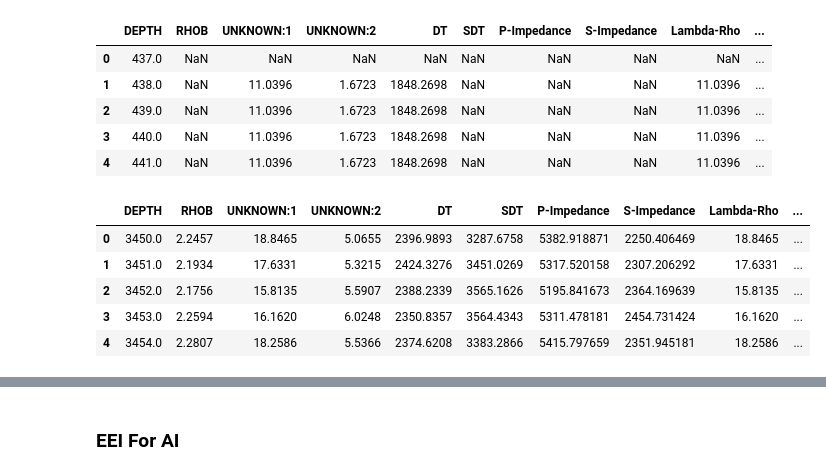
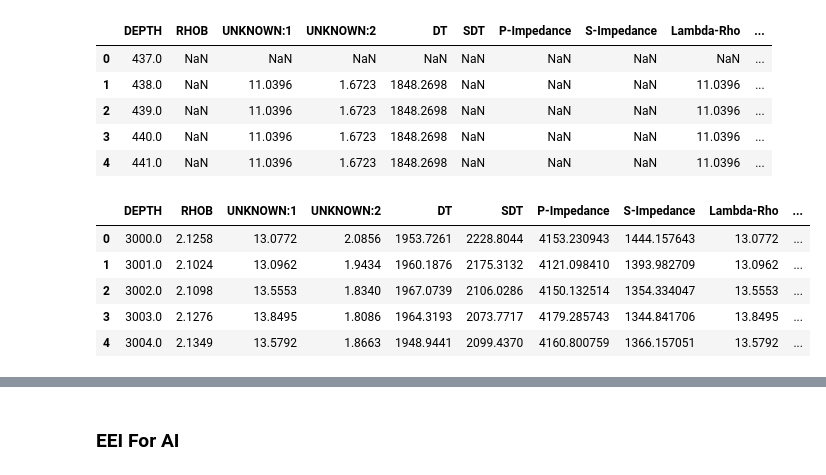
Before and after one commit to SWahidatulhusna/EEI-UrsenbachStewart, a Jupyter notebook: EEIcalc.ipynb, the cells around one changed output, grey strips where cells are left out. Drawn from its saved outputs; the diff is of its cells as text; code cells hidden in the pictures.

```diff
--- a/EEIcalc.ipynb
+++ b/EEIcalc.ipynb
@@ -18,7 +19,7 @@ log.head()
 # %%
 log['P-Impedance']=log['DT']*log['RHOB']
 log['S-Impedance']=(log['SDT']/3.2808)*log['RHOB']
-log['Lambda-Rho']=log['UNKNOWN:1']
+log['Lambda-Rho']=abs(log['UNKNOWN:1'])
 log['Mu-Rho']=log['UNKNOWN:2']
 log['VpVs']=log['P-Impedance']/log['S-Impedance']
 # %%
@@ -32,17 +33,17 @@ log.head()
 | 4 | 441.0 | NaN | 11.0396 | 1.6723 | 1848.2698 | NaN | NaN | NaN | 11.0396 | ... |
 # %%
 # star depth 3450 end depth 4250
-logInterval= log[(log.DEPTH >= 3450) & (log.DEPTH <= 4250)]
+logInterval= log[(log.DEPTH >= 3000) & (log.DEPTH <= 4250)]
 logInterval=logInterval.reset_index()
 logInterval=logInterval.drop(['index'],axis=1)
 logInterval.head()
 # %% [output]
 |  | DEPTH | RHOB | UNKNOWN:1 | UNKNOWN:2 | DT | SDT | P-Impedance | S-Impedance | Lambda-Rho | ... |
-| 0 | 3450.0 | 2.2457 | 18.8465 | 5.0655 | 2396.9893 | 3287.6758 | 5382.918871 | 2250.406469 | 18.8465 | ... |
-| 1 | 3451.0 | 2.1934 | 17.6331 | 5.3215 | 2424.3276 | 3451.0269 | 5317.520158 | 2307.206292 | 17.6331 | ... |
-| 2 | 3452.0 | 2.1756 | 15.8135 | 5.5907 | 2388.2339 | 3565.1626 | 5195.841673 | 2364.169639 | 15.8135 | ... |
-| 3 | 3453.0 | 2.2594 | 16.1620 | 6.0248 | 2350.8357 | 3564.4343 | 5311.478181 | 2454.731424 | 16.1620 | ... |
-| 4 | 3454.0 | 2.2807 | 18.2586 | 5.5366 | 2374.6208 | 3383.2866 | 5415.797659 | 2351.945181 | 18.2586 | ... |
+| 0 | 3000.0 | 2.1258 | 13.0772 | 2.0856 | 1953.7261 | 2228.8044 | 4153.230943 | 1444.157643 | 13.0772 | ... |
+| 1 | 3001.0 | 2.1024 | 13.0962 | 1.9434 | 1960.1876 | 2175.3132 | 4121.098410 | 1393.982709 | 13.0962 | ... |
+| 2 | 3002.0 | 2.1098 | 13.5553 | 1.8340 | 1967.0739 | 2106.0286 | 4150.132514 | 1354.334047 | 13.5553 | ... |
+| 3 | 3003.0 | 2.1276 | 13.8495 | 1.8086 | 1964.3193 | 2073.7717 | 4179.285743 | 1344.841706 | 13.8495 | ... |
+| 4 | 3004.0 | 2.1349 | 13.5792 | 1.8663 | 1948.9441 | 2099.4370 | 4160.800759 | 1366.157051 | 13.5792 | ... |
 # %%
 logtarget= log[(log.DEPTH >= 3690) & (log.DEPTH <= 4000)]
 logtarget.head()
```
Also changed, not shown: parts of 13 cells of this notebook.
